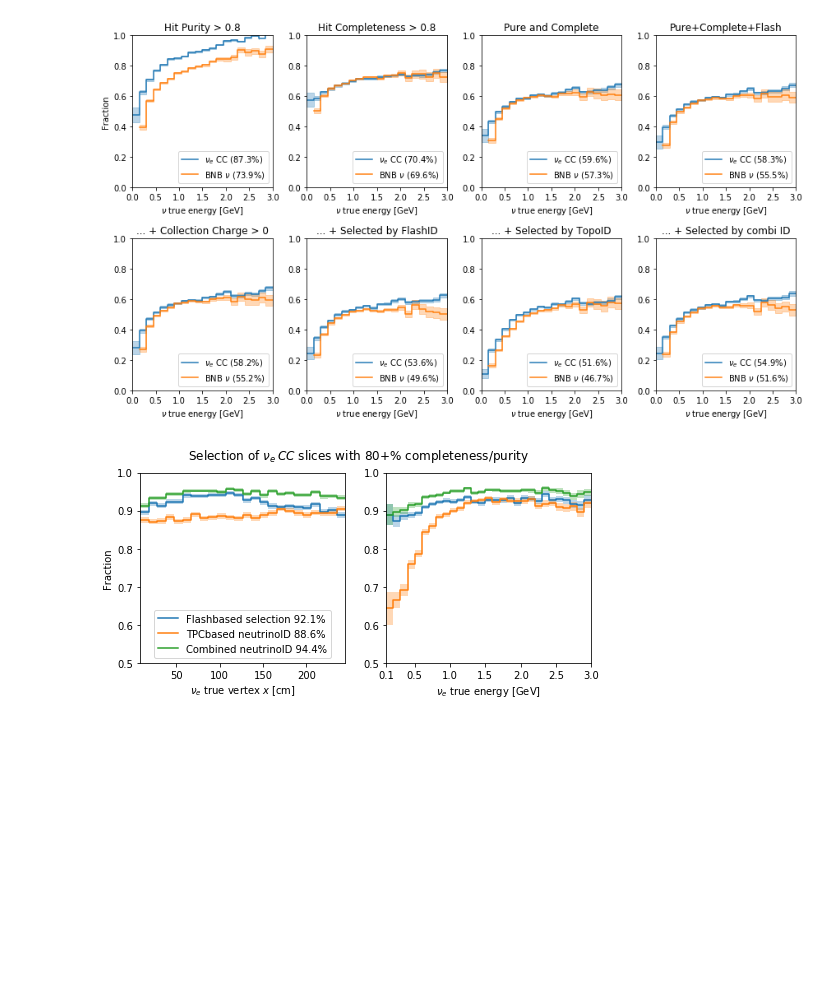
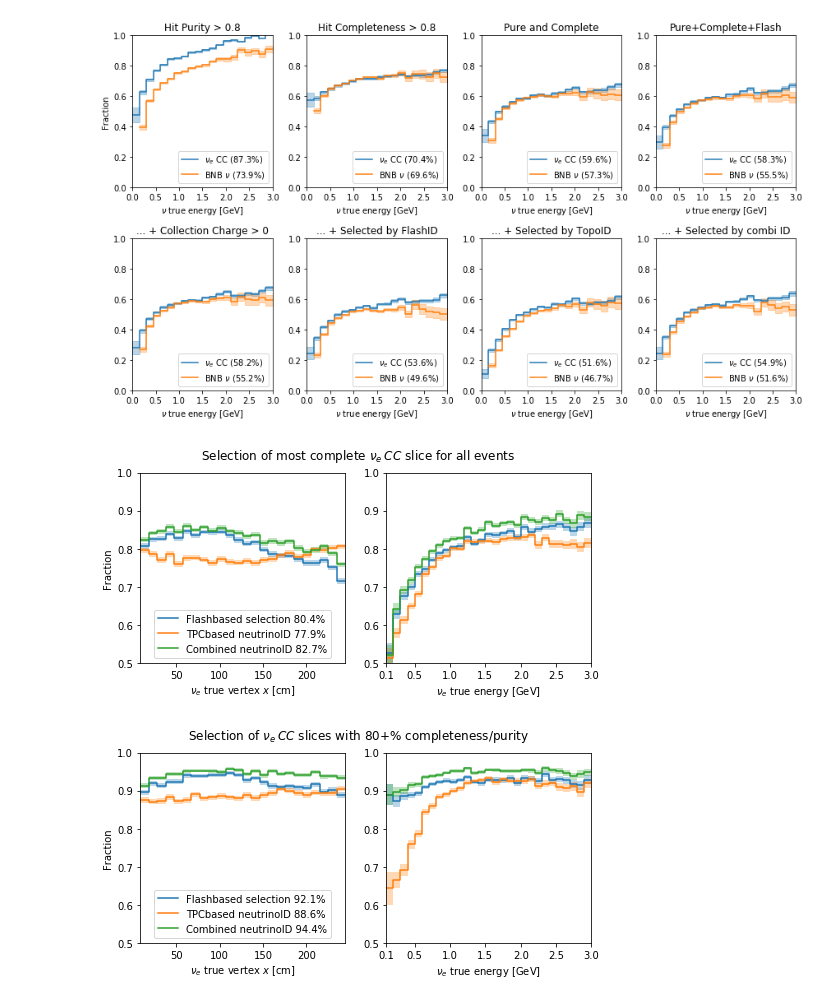
Before and after one commit to Wouter-VDP/MCC9_FlashID, a Jupyter notebook: Flash_ID_all.ipynb, the cells around one changed output. Saved outputs shown, nothing was run; the diff lists cells and outputs as text; code cells hidden in the pictures; blank space fills up the shorter version.

```diff
--- a/Flash_ID_all.ipynb
+++ b/Flash_ID_all.ipynb
@@ -416,7 +415,11 @@ query_perfect = query_good_flash+' & '+query_has_deposition
 query_perfect_flash_id = query_perfect+' & (hasBestFlashMatchScore)'
 query_perfect_combi_id = query_perfect+' & (isTaggedAsTarget)'
 query_perfect_topo_id = query_perfect+' & (hasBestTopologicalScore)'
-query_perfect_combined_id = query_perfect+' & (isTaggedAsTarget)'
+
+query_all = "isMostComplete"
+query_all_flash_id = query_all+' & (hasBestFlashMatchScore)'
+query_all_combi_id = query_all+' & (isTaggedAsTarget)'
+query_all_topo_id = query_all+' & (hasBestTopologicalScore)'
 # %%
 df_nue_slices_sig.head(5)
 # %% [output]
@@ -489,6 +492,75 @@ fig.tight_layout()
 fig.savefig( outdir+"slice_eff_mc.pdf", bbox_inches="tight")
 # %% [output]
 [figure]
+# %%
+# Make the plot to compare the topological score with the flashbased selection:
+x_nue_flash = df_nue_slices_sig.query(query_all_flash_id)['nuVertexX']
+x_nue_topo = df_nue_slices_sig.query(query_all_topo_id)['nuVertexX']
+x_nue_combi = df_nue_slices_sig.query(query_all_combi_id)['nuVertexX']
+x_nue_denom = df_nue_slices_sig.query(query_all)['nuVertexX']
+
+E_nue_flash = df_nue_slices_sig.query(query_all_flash_id)['nuEnergy']
+E_nue_topo = df_nue_slices_sig.query(query_all_topo_id)['nuEnergy']
+E_nue_combi = df_nue_slices_sig.query(query_all_combi_id)['nuEnergy']
+E_nue_denom = df_nue_slices_sig.query(query_all)['nuEnergy']
+
+ratio_flash = len(df_nue_slices_sig.query(query_all_flash_id))/len(df_nue_slices_sig.query(query_all))
+ratio_topo = len(df_nue_slices_sig.query(query_all_topo_id))/len(df_nue_slices_sig.query(query_all))
+ratio_combi = len(df_nue_slices_sig.query(query_all_combi_id))/len(df_nue_slices_sig.query(query_all))
+
+fig,ax=plt.subplots(ncols=2,nrows=1,figsize=(5*gr,3.5))
+fig.suptitle(r'Selection of most complete $\nu_e \: CC$ slice for all events')
+labels = [
+    'Flashbased selection {0:.1f}%'.format(ratio_flash*100),
+    'TPCbased neutrinoID {0:.1f}%'.format(ratio_topo*100),
+    'Combined neutrinoID {0:.1f}%'.format(ratio_combi*100),
+]
+
+# Left
+x_min = lower[0]+fidvol_arr[0]
+x_max = upper[0]-fidvol_arr[1]
+N = 24
+data = [x_nue_denom,x_nue_flash,x_nue_topo, x_nue_combi]
+edges, _, bins, _, _ = helper.histHelper(N,x_min,x_max,data)
+fraq = bins[1:]/bins[0]
+err = np.sqrt( fraq*(1-fraq)/bins[0] )
+fraq= [np.append(f,f[-1]) for f in fraq]
+err = [np.append(e,e[-1]) for e in err]
+
+for f,e,l in zip(fraq,err,labels):
+    ax[0].step(edges, f, where='post', label = l)
+    ax[0].fill_between(edges, f - e, f + e, alpha=0.3, step='post')
+
+ax[0].set_xlabel(r'$\nu_e$ true vertex $x$ [cm]')
+ax[0].legend(loc='lower center')
+ax[0].set_ylabel('Fraction')
+ax[0].set_ylim(0.5,1)
+ax[0].set_xlim(x_min, x_max)
+
+# Right
+x_min = 0.1
+x_max = 3
+N = 29
+data = [E_nue_denom,E_nue_flash,E_nue_topo, E_nue_combi]
+edges, _, bins, _, _ = helper.histHelper(N,x_min,x_max,data)
+fraq = bins[1:]/bins[0]
+err = np.sqrt( fraq*(1-fraq)/bins[0] )
+fraq= [np.append(f,f[-1]) for f in fraq]
+err = [np.append(e,e[-1]) for e in err]
+
+for f,e,l in zip(fraq,err,labels):
+    ax[1].step(edges, f, where='post', label = l)
+    ax[1].fill_between(edges, f - e, f + e, alpha=0.3, step='post')
+
+ax[1].set_xlabel(r'$\nu_e$ true energy [GeV]')
+ax[1].set_ylim(0.5,1)
+ax[1].set_xticks(np.linspace(x_min,x_max,7))
+ax[1].set_xlim(x_min, x_max)
+ax[1].set_xticks([0.1,0.5,1,1.5,2,2.5,3])
+
+fig.savefig( outdir+"ID_nue_all.pdf", bbox_inches="tight")
+# %% [output]
+[figure, added]
 # %%
 # Make the plot to compare the topological score with the flashbased selection:
 x_nue_flash = df_nue_slices_sig.query(query_perfect_flash_id)['nuVertexX']
```
Also changed, not shown: parts of 1 cell of this notebook, 8 other files.
